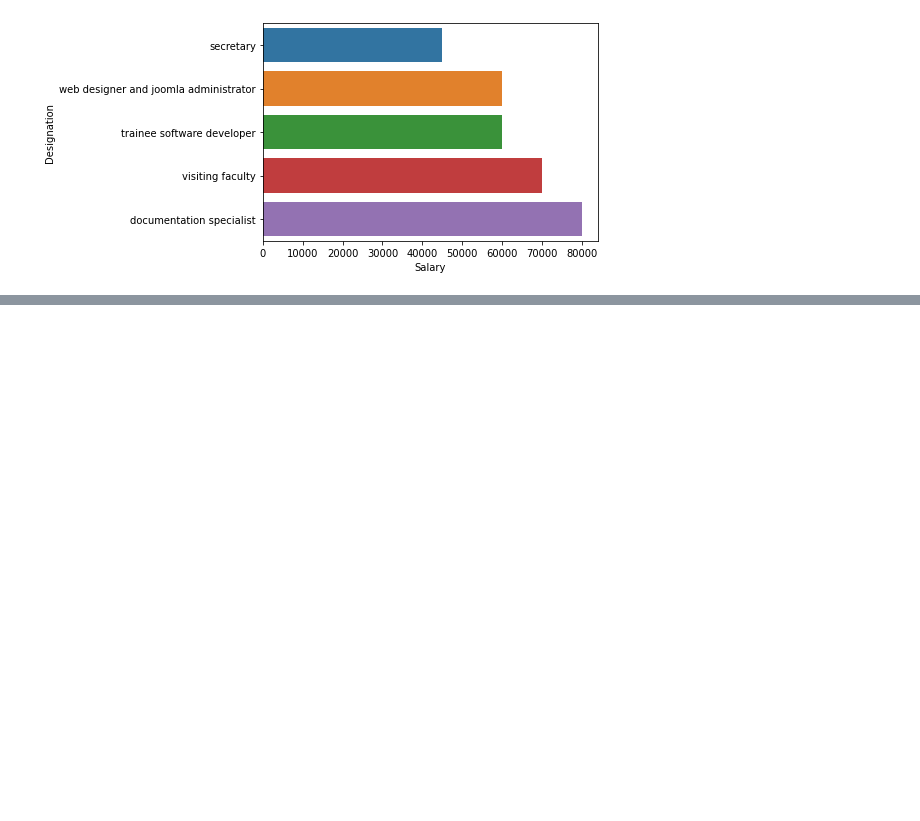
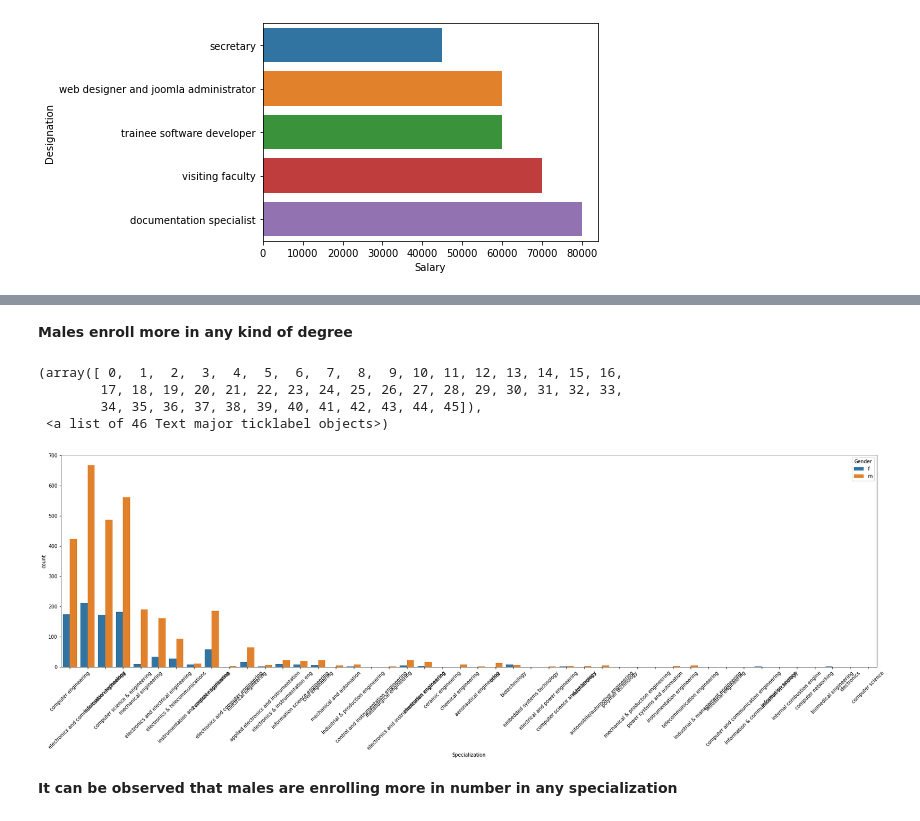
Before and after one commit to rsonar821/Aspiring-Minds-Employment-Outcome, a Jupyter notebook: Aspiring_Minds_Employment_Outcome_2015.ipynb, the cells around one changed output, grey strips where cells are left out. Saved outputs shown, nothing was run; the diff lists cells and outputs as text; code cells hidden in the pictures; blank space fills up the shorter version.

```diff
--- a/Aspiring_Minds_Employment_Outcome_2015.ipynb
+++ b/Aspiring_Minds_Employment_Outcome_2015.ipynb
@@ -633,0 +667,14 @@ sns.barplot(x='Salary', y='Designation', data=des_salary)
+# %% [markdown]
+**Males enroll more in any kind of degree**
+# %%
+plt.figure(figsize=(30, 8))
+sns.countplot(x=df['Specialization'], hue=df['Gender'])
+plt.xticks(rotation=45)
+# %% [output]
+(array([ 0,  1,  2,  3,  4,  5,  6,  7,  8,  9, 10, 11, 12, 13, 14, 15, 16,
+        17, 18, 19, 20, 21, 22, 23, 24, 25, 26, 27, 28, 29, 30, 31, 32, 33,
+        34, 35, 36, 37, 38, 39, 40, 41, 42, 43, 44, 45]),
+ <a list of 46 Text major ticklabel objects>)
+[figure, added]
+# %% [markdown]
+**It can be observed that males are enrolling more in number in any specialization**
```
Also changed, not shown: parts of 16 cells of this notebook.
